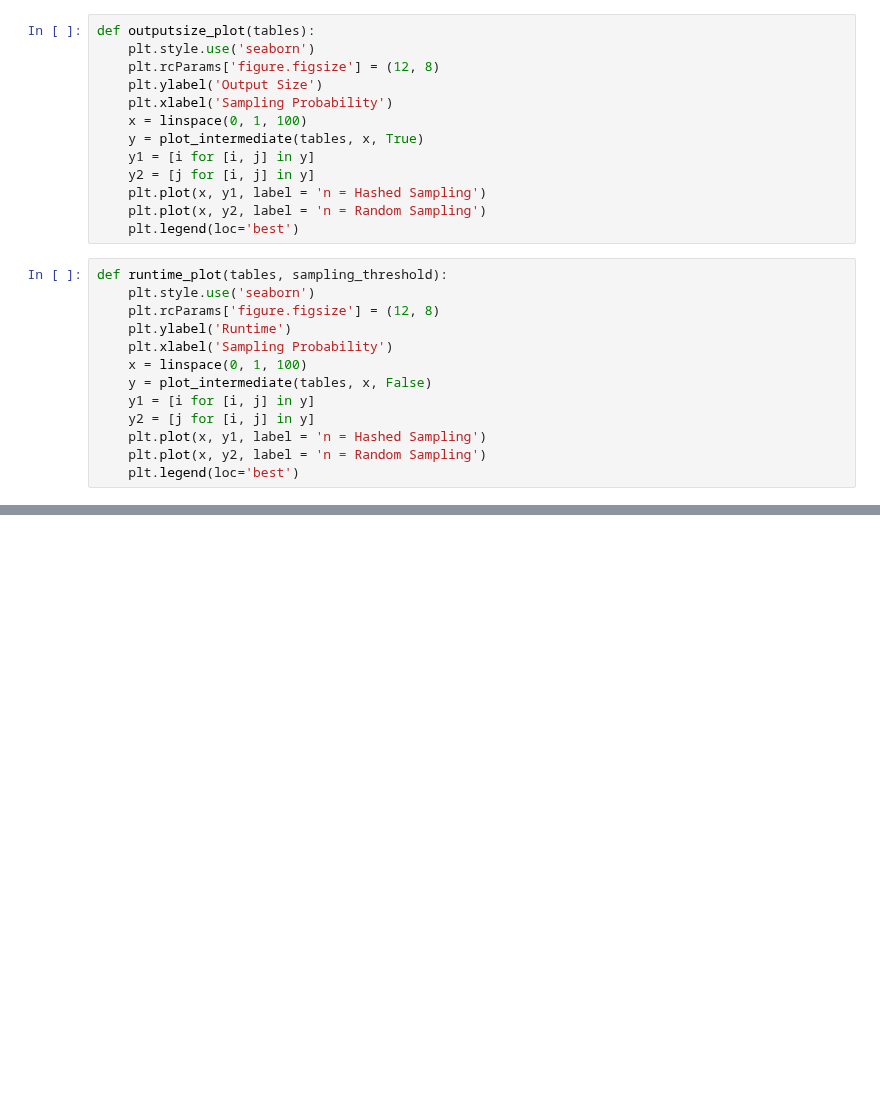
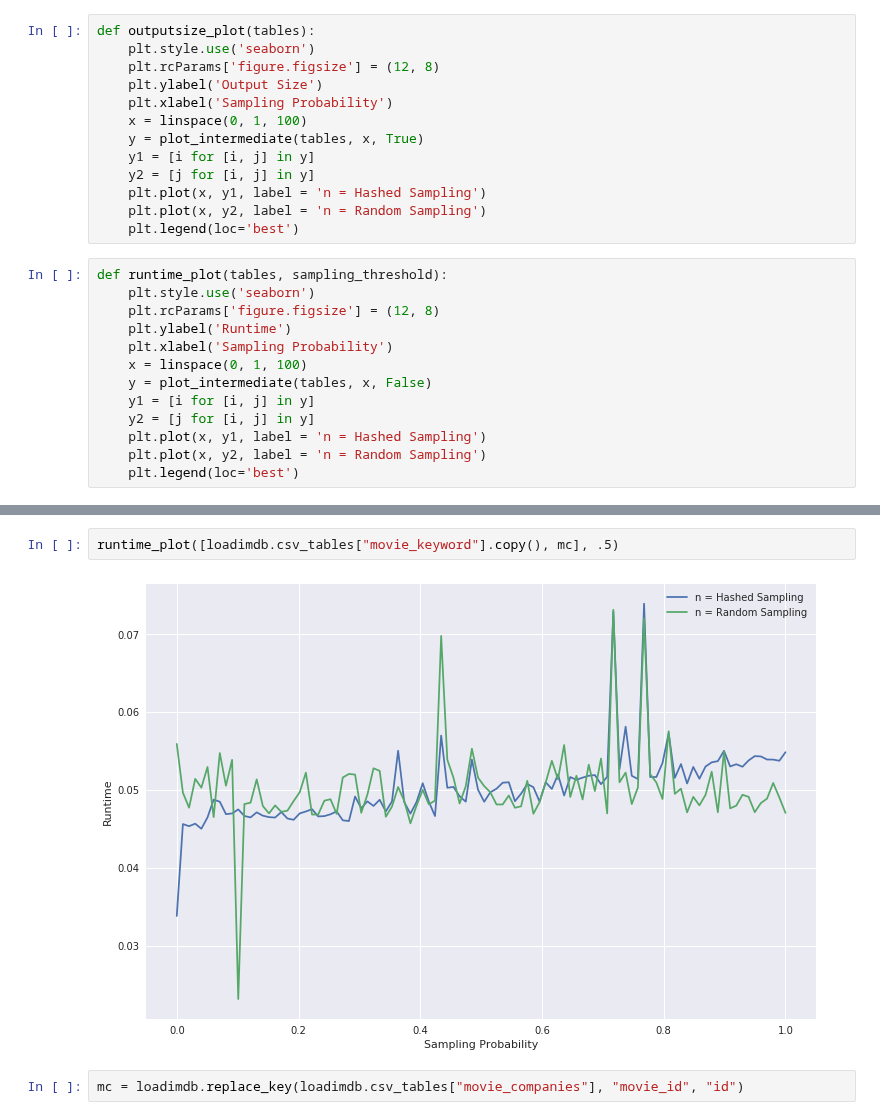
Before and after one commit to amyvzeng/reading-research, a Jupyter notebook: cdfjoinplotter.ipynb, the cells around one changed output, grey strips where cells are left out. Drawn from its saved outputs; the diff is of its cells as text; blank space fills up the shorter version.

```diff
--- a/cdfjoinplotter.ipynb
+++ b/cdfjoinplotter.ipynb
@@ -48 +62,7 @@ def runtime_plot(tables, sampling_threshold):
+# %%
+runtime_plot([loadimdb.csv_tables["movie_keyword"].copy(), mc], .5)
+# %% [output]
+[figure, added]
+# %%
+mc = loadimdb.replace_key(loadimdb.csv_tables["movie_companies"], "movie_id", "id")
 # %%
```
Also changed, not shown: parts of 17 cells of this notebook, 3 other files.
